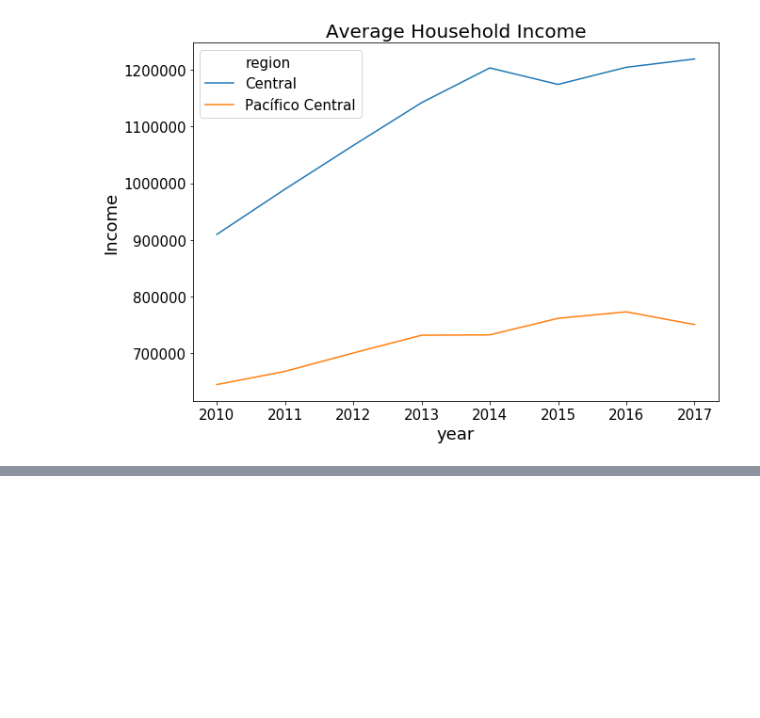
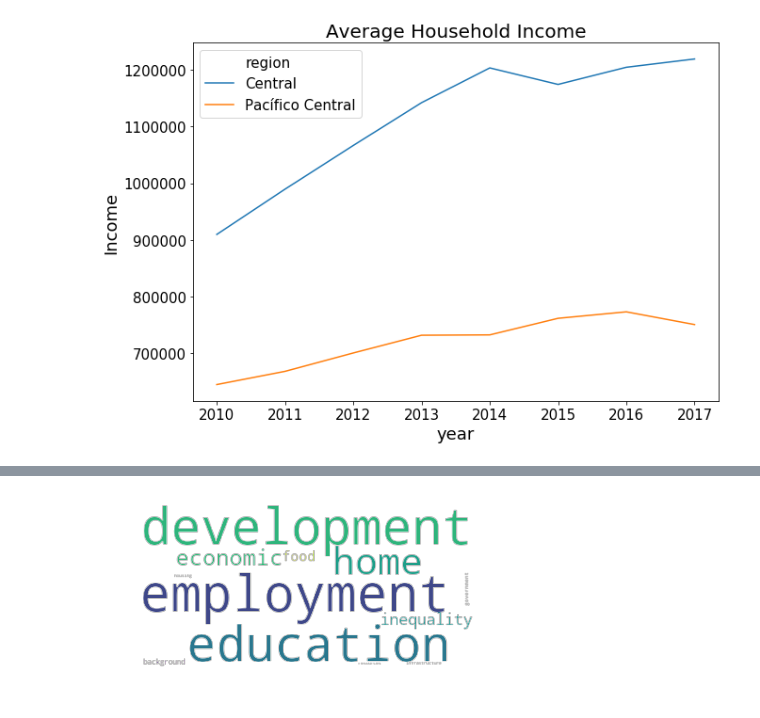
Before and after one commit to zhaomh1998/ece143, a Jupyter notebook: Final_Plots.ipynb, the cells around one changed output, grey strips where cells are left out. Saved outputs shown, nothing was run; the diff lists cells and outputs as text; code cells hidden in the pictures; blank space fills up the shorter version.

```diff
--- a/Final_Plots.ipynb
+++ b/Final_Plots.ipynb
@@ -252,0 +261,16 @@ plt.savefig(os.getcwd() + '/plots/economy_income.png')
+# %%
+data=web_search('poverty level indicators in costa rican households',['sanitation', 'food', 'jobs', 'inequality',
+                                                                      'education','infrastructure','government',
+                                                                      'resources','employment','home','housing',
+                                                                      'development','economic','background'
+                                                                     ],20)
+# %%
+wordcloud_google2=WordCloud(max_words=35628500,background_color='rgba(255, 255, 255, 0)', mode="RGBA").generate_from_frequencies(data)
+# %%
+wordcloud_google2.to_file("google_search2.png")
+    # show
+plt.imshow(wordcloud_google2, interpolation="bilinear")
+plt.axis("off")
+plt.show()
+# %% [output]
+[figure, added]
```
Also changed, not shown: parts of 10 cells of this notebook.
